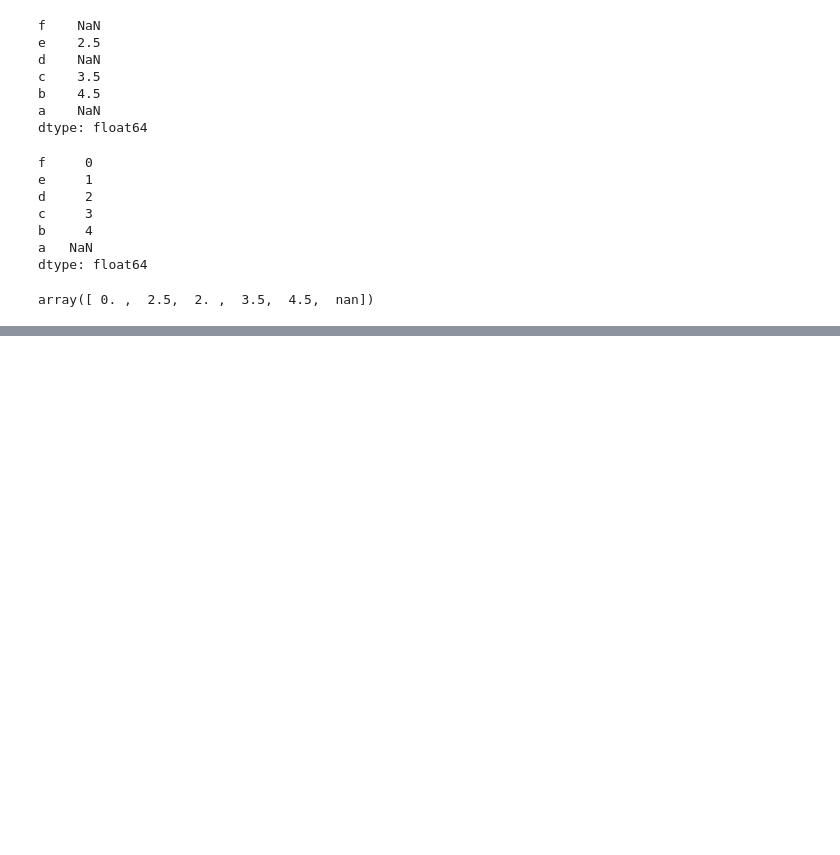
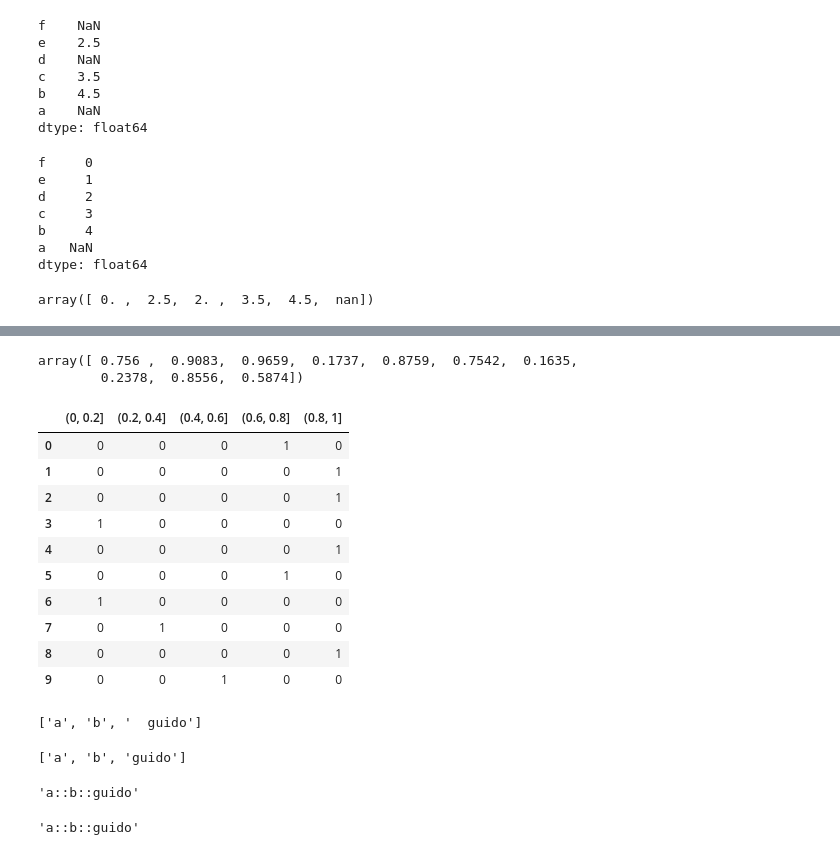
Before and after one commit to t-redactyl/Python-for-data-analysis, a Jupyter notebook: pfda_chapter_7.ipynb, the cells around one changed output, grey strips where cells are left out. Saved outputs shown, nothing was run; the diff lists cells and outputs as text; code cells hidden in the pictures; blank space fills up the shorter version.

```diff
--- a/pfda_chapter_7.ipynb
+++ b/pfda_chapter_7.ipynb
@@ -477,0 +1119,23 @@ array([ 0. ,  2.5,  2. ,  3.5,  4.5,  nan])
+# %%
+values = np.random.rand(10)
+# %%
+values
+# %% [output]
+array([ 0.756 ,  0.9083,  0.9659,  0.1737,  0.8759,  0.7542,  0.1635,
+        0.2378,  0.8556,  0.5874])
+# %%
+bins = [0, 0.2, 0.4, 0.6, 0.8, 1]
+# %%
+pd.get_dummies(pd.cut(values, bins))
+# %% [output]
+|  | (0, 0.2] | (0.2, 0.4] | (0.4, 0.6] | (0.6, 0.8] | (0.8, 1] |
+| 0 | 0 | 0 | 0 | 1 | 0 |
+| 1 | 0 | 0 | 0 | 0 | 1 |
+| 2 | 0 | 0 | 0 | 0 | 1 |
+| 3 | 1 | 0 | 0 | 0 | 0 |
+| 4 | 0 | 0 | 0 | 0 | 1 |
+| 5 | 0 | 0 | 0 | 1 | 0 |
+| 6 | 1 | 0 | 0 | 0 | 0 |
+| 7 | 0 | 1 | 0 | 0 | 0 |
+| 8 | 0 | 0 | 0 | 0 | 1 |
+| 9 | 0 | 0 | 1 | 0 | 0 |
@@ -477,0 +1145,18 @@ array([ 0. ,  2.5,  2. ,  3.5,  4.5,  nan])
+# %%
+val.split(',')
+# %% [output]
+['a', 'b', '  guido']
+# %%
+pieces = [x.strip() for x in val.split(',')]
+pieces
+# %% [output]
+['a', 'b', 'guido']
+# %%
+first, second, third = pieces
+first + '::' + second + '::' + third
+# %% [output]
+'a::b::guido'
+# %%
+'::'.join(pieces)
+# %% [output]
+'a::b::guido'
```
Also changed, not shown: parts of 130 cells of this notebook.
